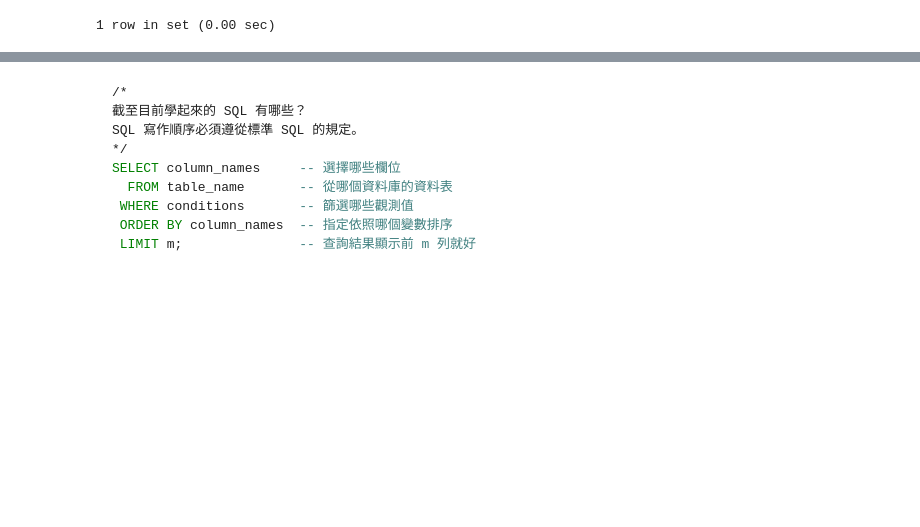
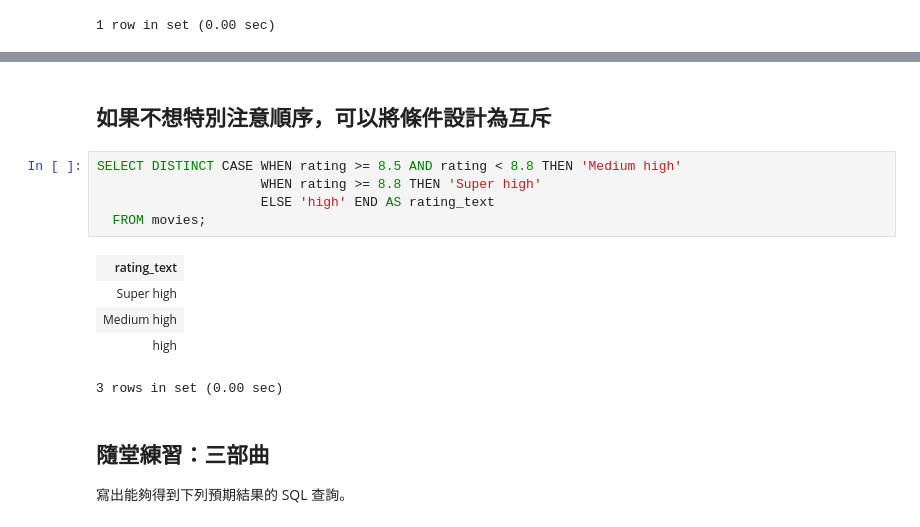
Before and after one commit to datainpoint/classroom-sql-dac-ntu, a Jupyter notebook: day-one.ipynb, the cells around one changed output, grey strips where cells are left out. Cells and saved outputs as stored; diff of their text form; blank space fills up the shorter version.

````diff
--- a/day-one.ipynb
+++ b/day-one.ipynb
@@ -1169,12 +1314,17 @@ SELECT NULL is NULL AS is_null;
 # %% [markdown]
-```sql
-/*
-截至目前學起來的 SQL 有哪些？
-SQL 寫作順序必須遵從標準 SQL 的規定。
-*/
-SELECT column_names     -- 選擇哪些欄位
-  FROM table_name       -- 從哪個資料庫的資料表
- WHERE conditions       -- 篩選哪些觀測值
- ORDER BY column_names  -- 指定依照哪個變數排序
- LIMIT m;               -- 查詢結果顯示前 m 列就好
-```
+##  如果不想特別注意順序，可以將條件設計為互斥
+# %%
+SELECT DISTINCT CASE WHEN rating >= 8.5 AND rating < 8.8 THEN 'Medium high'
+                     WHEN rating >= 8.8 THEN 'Super high'
+                     ELSE 'high' END AS rating_text
+  FROM movies;
+# %% [output]
+| rating_text |
+| Super high |
+| Medium high |
+| high |
+3 rows in set (0.00 sec)
+# %% [markdown]
+##  隨堂練習：三部曲
+
+寫出能夠得到下列預期結果的 SQL 查詢。
````
Also changed, not shown: parts of 65 cells of this notebook, 1 other file.
